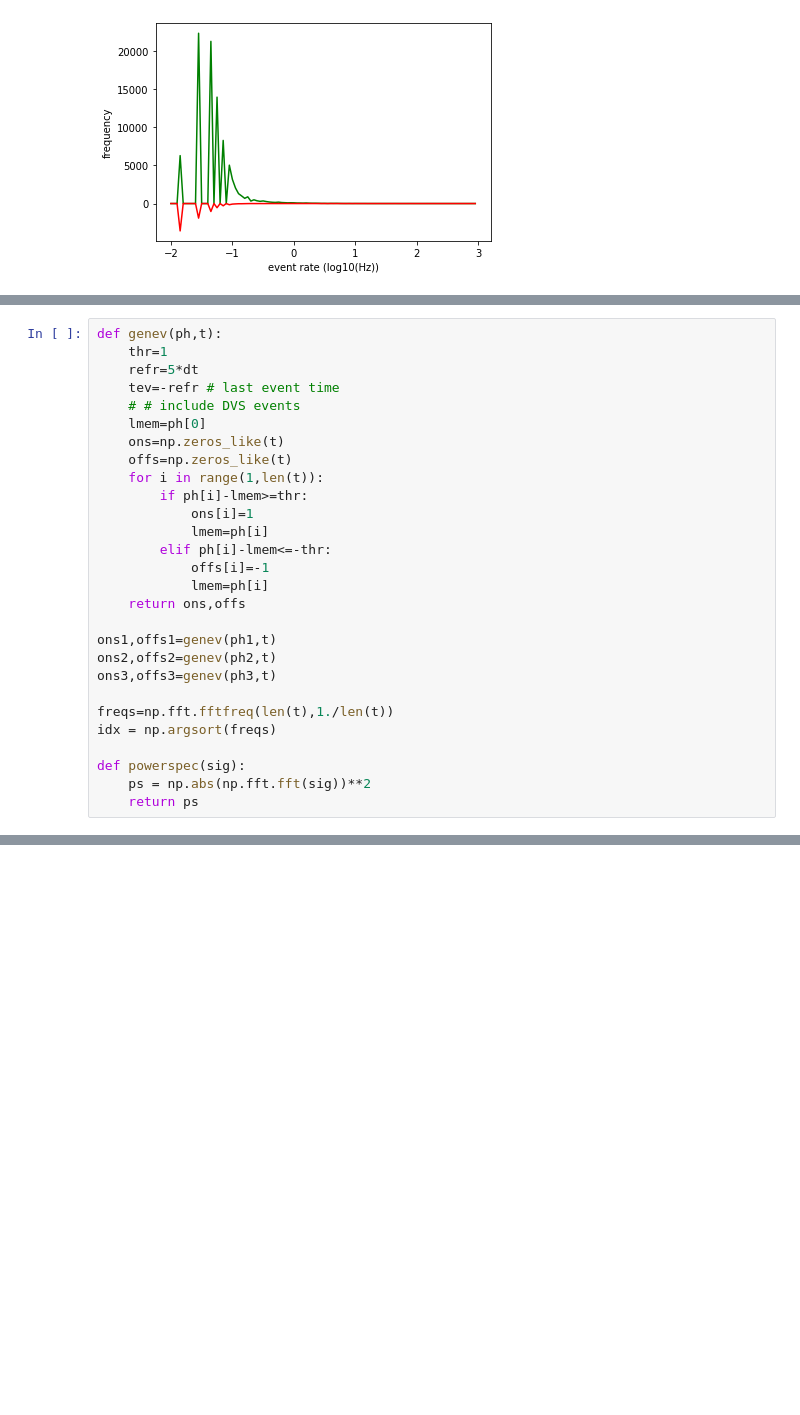
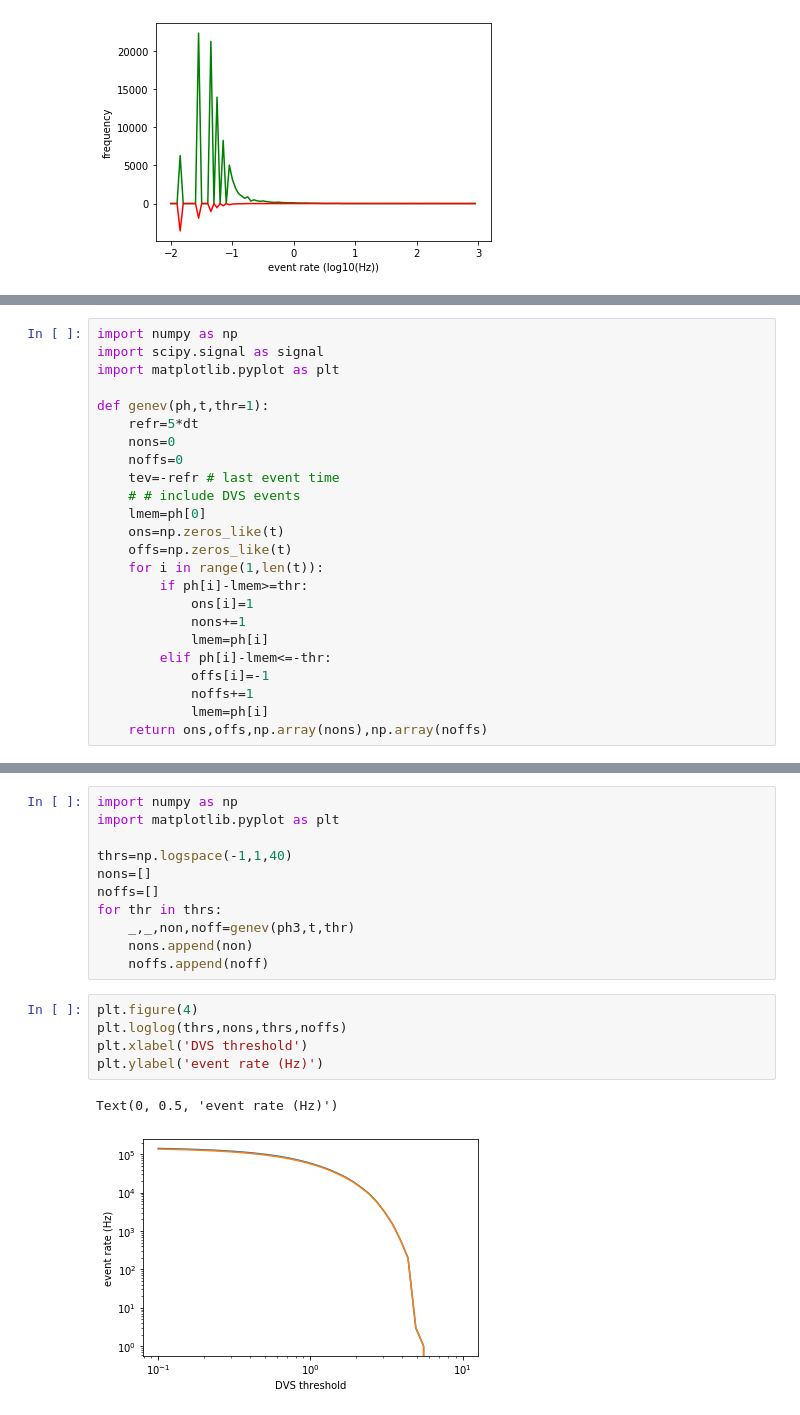
Before and after one commit to SensorsINI/v2e, a Jupyter notebook: v2e/computations_and_graphs.ipynb, the cells around one changed output, grey strips where cells are left out. Drawn from its saved outputs; the diff is of its cells as text; blank space fills up the shorter version.

```diff
--- a/v2e/computations_and_graphs.ipynb
+++ b/v2e/computations_and_graphs.ipynb
@@ -363,7 +365,12 @@ total power=1
 # %%
-def genev(ph,t):
-    thr=1
+import numpy as np
+import scipy.signal as signal
+import matplotlib.pyplot as plt
+
+def genev(ph,t,thr=1):
     refr=5*dt
+    nons=0
+    noffs=0
     tev=-refr # last event time
     # # include DVS events
     lmem=ph[0]
@@ -372,19 +379,10 @@ def genev(ph,t):
     for i in range(1,len(t)):
         if ph[i]-lmem>=thr:
             ons[i]=1
+            nons+=1
             lmem=ph[i]
         elif ph[i]-lmem<=-thr:
             offs[i]=-1
+            noffs+=1
             lmem=ph[i]
-    return ons,offs
-
-ons1,offs1=genev(ph1,t)
-ons2,offs2=genev(ph2,t)
-ons3,offs3=genev(ph3,t)
-
-freqs=np.fft.fftfreq(len(t),1./len(t))
-idx = np.argsort(freqs)
-
-def powerspec(sig):
-    ps = np.abs(np.fft.fft(sig))**2
-    return ps
+    return ons,offs,np.array(nons),np.array(noffs)
@@ -430,0 +446,19 @@ plt.savefig('lognoise.pdf')
+# %%
+import numpy as np
+import matplotlib.pyplot as plt
+
+thrs=np.logspace(-1,1,40)
+nons=[]
+noffs=[]
+for thr in thrs:
+    _,_,non,noff=genev(ph3,t,thr)
+    nons.append(non)
+    noffs.append(noff)
+# %%
+plt.figure(4)
+plt.loglog(thrs,nons,thrs,noffs)
+plt.xlabel('DVS threshold')
+plt.ylabel('event rate (Hz)')
+# %% [output]
+Text(0, 0.5, 'event rate (Hz)')
+[figure, added]
```
Also changed, not shown: parts of 3 cells of this notebook, 9 other files.
